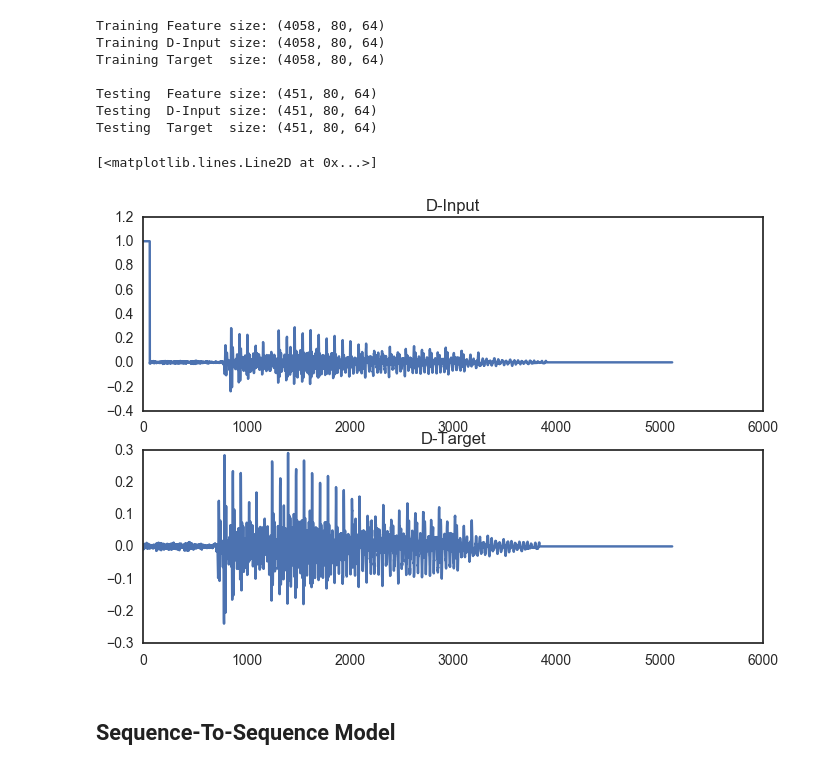
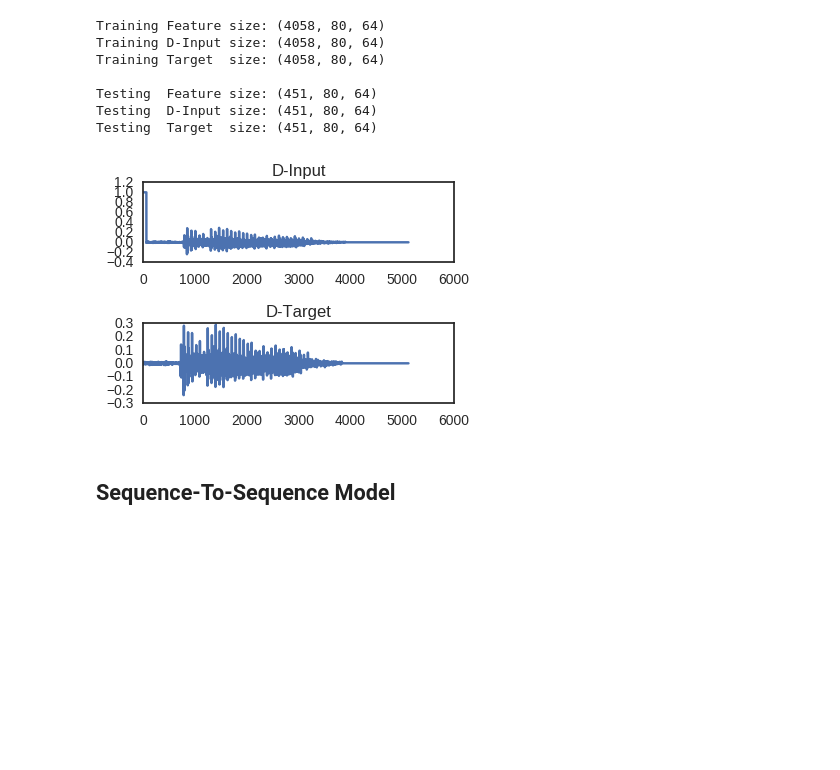
Before and after one commit to thayermldac/vae, a Jupyter notebook: RecoNet.ipynb, the cells around one changed output. Saved outputs shown, nothing was run; the diff lists cells and outputs as text; code cells hidden in the pictures; blank space fills up the shorter version.

```diff
--- a/RecoNet.ipynb
+++ b/RecoNet.ipynb
@@ -164,16 +166,17 @@ Testing  D-Input size: (451, 80, 64)
 Testing  Target  size: (451, 80, 64)
 # %%
 # Testing Decoder Target & Input
+plt.figure(figsize=(4,3))
 plt.subplot(211)
 plt.title('D-Input')
 plt.plot(d_data[0].flatten())
 
 plt.subplot(212)
 plt.title('D-Target')
 plt.plot(y_data[0].flatten())
+plt.tight_layout()
 # %% [output]
-[<matplotlib.lines.Line2D at 0x...>]
-[figure, old version]
+[figure, new version]
 # %% [markdown]
 ## Sequence-To-Sequence Model
 # %%
```
Also changed, not shown: parts of 12 cells of this notebook, 2 other files.
